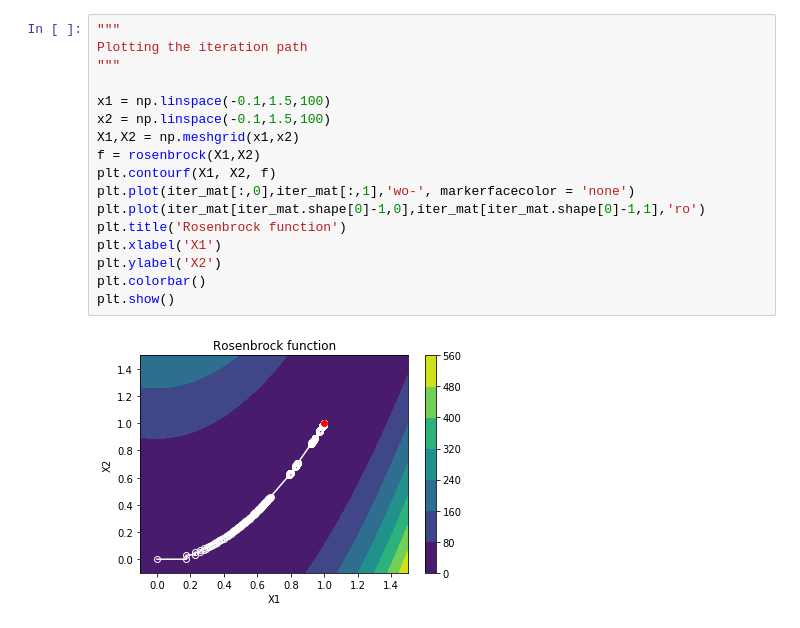
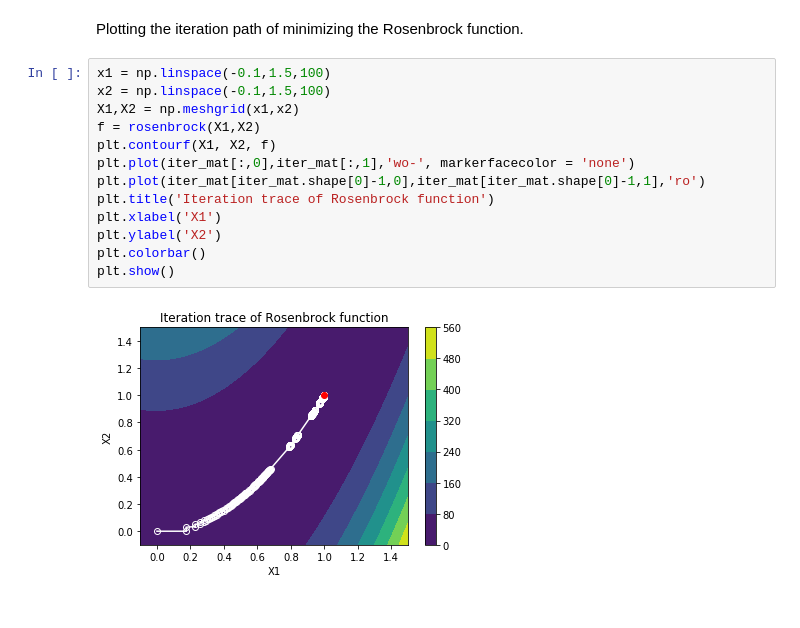
Before and after one commit to sgxu79/MA591-Introduction-to-Python, a Jupyter notebook: problemset/rosenbrock.ipynb, the cells around one changed output. Saved outputs shown, nothing was run; the diff lists cells and outputs as text.

```diff
--- a/problemset/rosenbrock.ipynb
+++ b/problemset/rosenbrock.ipynb
@@ -126,22 +122,20 @@ def get_track(max_iter, init):
     return(iter_mat)
 
 iter_mat = get_track(1e4, [0,0])
+# %% [markdown]
+Plotting the iteration path of minimizing the Rosenbrock function.
 # %%
-"""
-Plotting the iteration path
-"""
-
 x1 = np.linspace(-0.1,1.5,100)
 x2 = np.linspace(-0.1,1.5,100)
 X1,X2 = np.meshgrid(x1,x2)
 f = rosenbrock(X1,X2)
 plt.contourf(X1, X2, f)
 plt.plot(iter_mat[:,0],iter_mat[:,1],'wo-', markerfacecolor = 'none')
 plt.plot(iter_mat[iter_mat.shape[0]-1,0],iter_mat[iter_mat.shape[0]-1,1],'ro')
-plt.title('Rosenbrock function')
+plt.title('Iteration trace of Rosenbrock function')
 plt.xlabel('X1')
 plt.ylabel('X2')
 plt.colorbar()
 plt.show()
 # %% [output]
-[figure, old version]
+[figure, new version]
```
Also changed, not shown: parts of 12 cells of this notebook, 5 other files.
